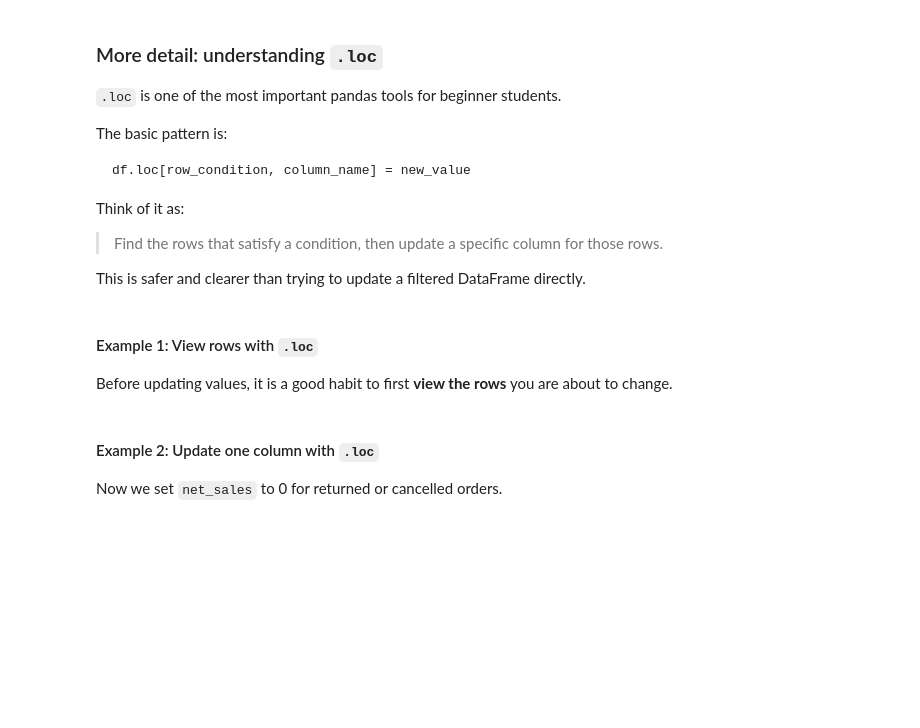
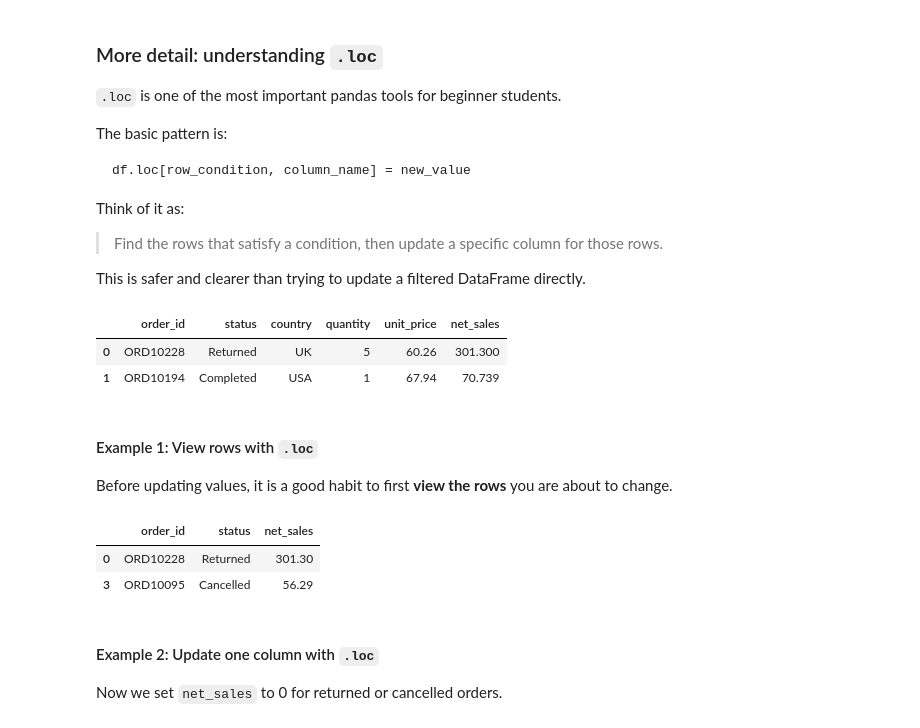
Before and after one commit to luhaibingster/data-science-python, a Jupyter notebook: week1/Pandas_part4.ipynb, the cells around one changed output. Saved outputs shown, nothing was run; the diff lists cells and outputs as text; code cells hidden in the pictures; blank space fills up the shorter version.

```diff
--- a/week1/Pandas_part4.ipynb
+++ b/week1/Pandas_part4.ipynb
@@ -88,16 +133,20 @@ This is safer and clearer than trying to update a filtered DataFrame directly.
 # %%
 # Create a small practice copy so we do not accidentally change the main df
 loc_demo = transactions.copy()
 
 # First, create columns needed for practice
 loc_demo["discount_rate_clean"] = loc_demo["discount_rate"].fillna(0)
 loc_demo["gross_sales"] = loc_demo["quantity"] * loc_demo["unit_price"]
 loc_demo["net_sales"] = (
     loc_demo["gross_sales"] * (1 - loc_demo["discount_rate_clean"])
     + loc_demo["shipping_fee"]
 )
 
-loc_demo[["order_id", "status", "country", "quantity", "unit_price", "net_sales"]].head(10)
+loc_demo[["order_id", "status", "country", "quantity", "unit_price", "net_sales"]].head(2)
+# %% [output]
+|  | order_id | status | country | quantity | unit_price | net_sales |
+| 0 | ORD10228 | Returned | UK | 5 | 60.26 | 301.300 |
+| 1 | ORD10194 | Completed | USA | 1 | 67.94 | 70.739 |
 # %% [markdown]
 #### Example 1: View rows with `.loc`
 
@@ -110,7 +159,11 @@ problem_order_condition = loc_demo["status"].isin(["Returned", "Cancelled"])
 loc_demo.loc[
     problem_order_condition,
     ["order_id", "status", "net_sales"]
-].head(10)
+].head(2)
+# %% [output]
+|  | order_id | status | net_sales |
+| 0 | ORD10228 | Returned | 301.30 |
+| 3 | ORD10095 | Cancelled | 56.29 |
 # %% [markdown]
 #### Example 2: Update one column with `.loc`
 
```
Also changed, not shown: parts of 20 cells of this notebook, 7 other files.
